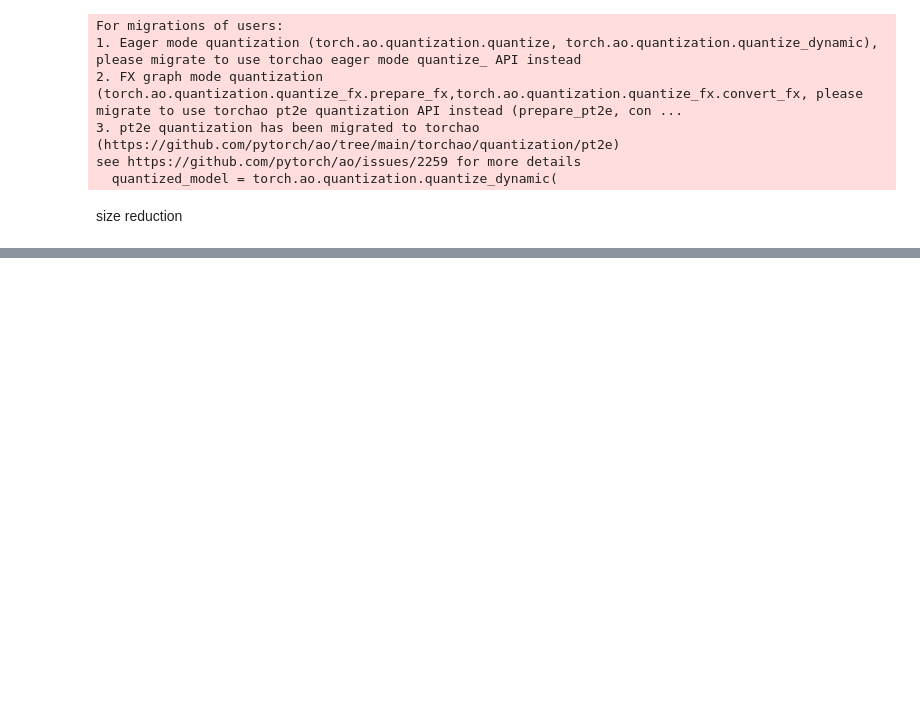
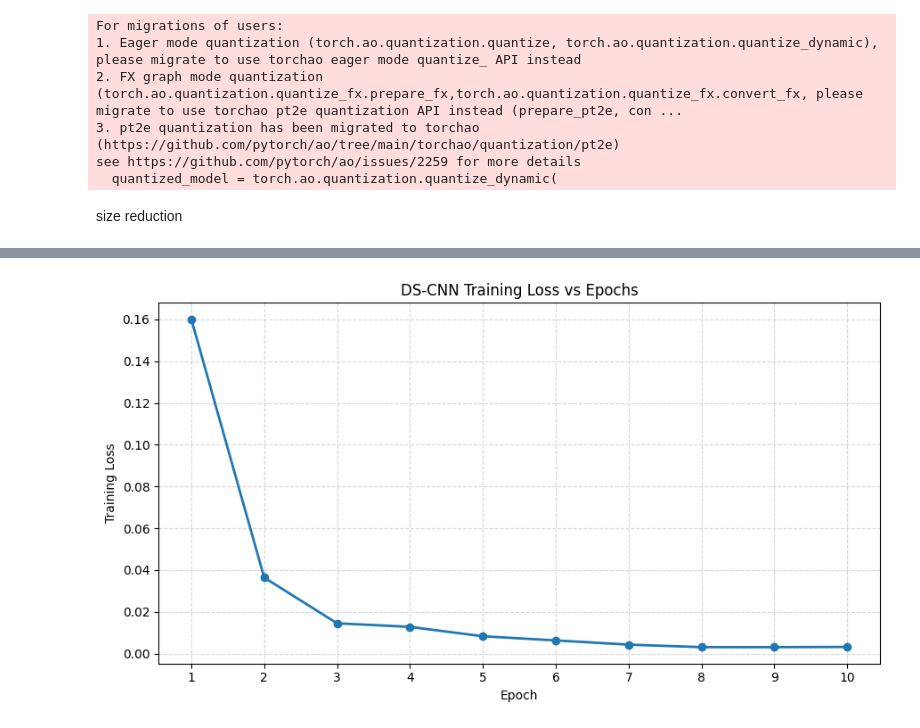
Before and after one commit to nagasrisreya/Cross-Lingual-Keyword-Spotting-via-Hard-Negative-Mining, a Jupyter notebook: DSCNN_research_project.ipynb, the cells around one changed output, grey strips where cells are left out. Saved outputs shown, nothing was run; the diff lists cells and outputs as text; code cells hidden in the pictures; blank space fills up the shorter version.

```diff
--- a/DSCNN_research_project.ipynb
+++ b/DSCNN_research_project.ipynb
@@ -1041,0 +1065,20 @@ Status               : PASSED (Pristine edge binary ready for MCU compilation!)
+# %%
+
+train_loss = [
+    0.1601, 0.0364, 0.0145, 0.0128, 0.0083,
+    0.0063, 0.0043, 0.0031, 0.0031, 0.0032
+]
+
+plt.figure(figsize=(9, 5))
+plt.plot(epochs, train_loss, marker='o', linewidth=2)
+
+plt.title("DS-CNN Training Loss vs Epochs")
+plt.xlabel("Epoch")
+plt.ylabel("Training Loss")
+plt.xticks(epochs)
+plt.grid(True, linestyle='--', alpha=0.5)
+
+plt.tight_layout()
+plt.show()
+# %% [output]
+[figure, added]
```
Also changed, not shown: parts of 16 cells of this notebook.
